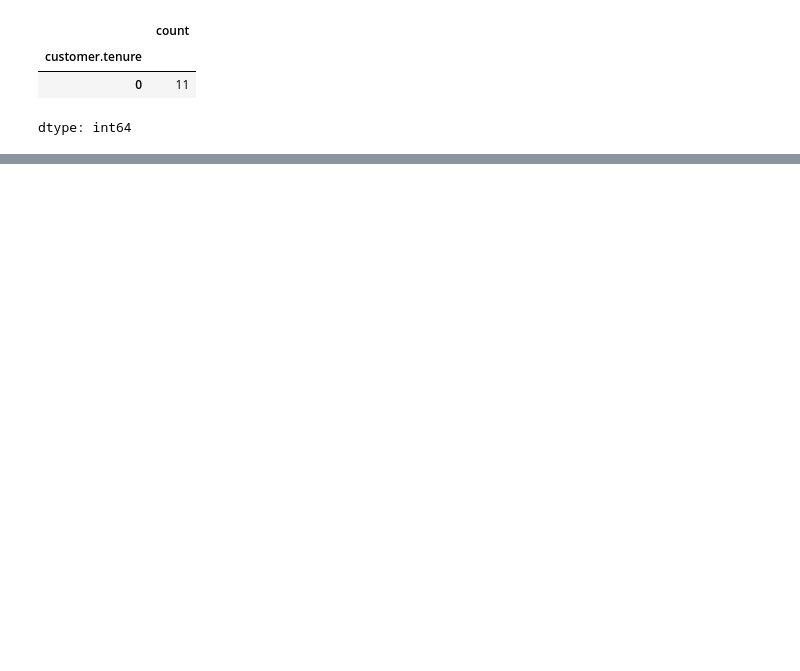
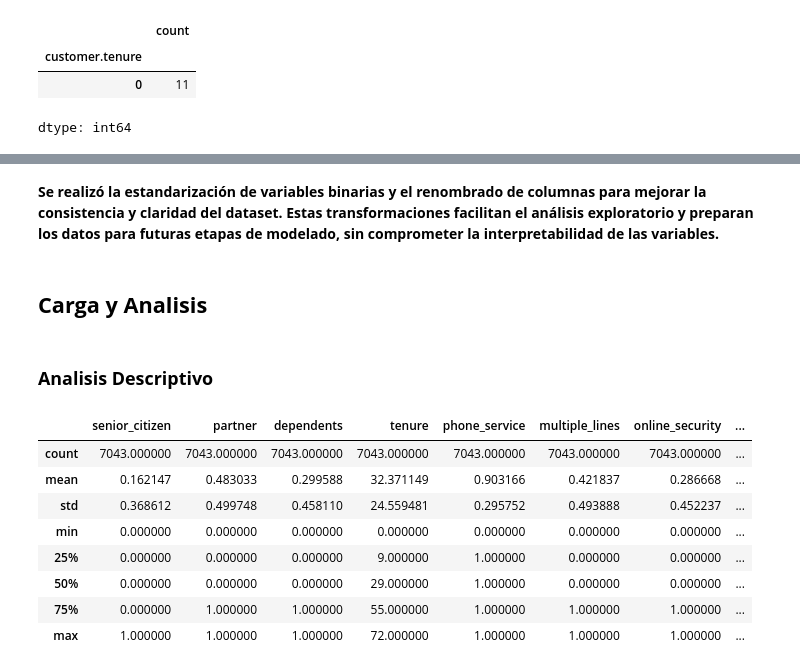
Before and after one commit to ECastro08/Challenge-TelecomX, a Jupyter notebook: challengeTelecomX.ipynb, the cells around one changed output, grey strips where cells are left out. Cells and saved outputs as stored; diff of their text form; code cells hidden in the pictures; blank space fills up the shorter version.

Commit message:
haciendo analisis descriptivo y tratamiento de datos.

```diff
--- a/challengeTelecomX.ipynb
+++ b/challengeTelecomX.ipynb
@@ -75,0 +211,2 @@ Observando que el valor de la columna customer.Tenere es igual a 0, deducimos qu
+# %%
+df_telecom['Churn'] = df_telecom['Churn'].replace('', pd.NA)
@@ -82,0 +267,2 @@ array(['No', 'Yes', ''], dtype=object)
+# %%
+df_telecom['cuentas_diarias'] = df_telecom['account.Charges.Monthly']/30
@@ -82,0 +283,13 @@ array(['No', 'Yes', ''], dtype=object)
+# %%
+# columnas con valores Yes-No
+df_telecom['customer.Partner'] = df_telecom['customer.Partner'].map({'Yes': 1, 'No': 0})
+df_telecom['customer.Dependents'] = df_telecom['customer.Dependents'].map({'Yes': 1, 'No': 0})
+df_telecom['phone.PhoneService'] = df_telecom['phone.PhoneService'].map({'Yes': 1, 'No': 0})
+df_telecom['phone.MultipleLines'] = df_telecom['phone.MultipleLines'].map({'Yes': 1, 'No': 0, 'No phone service': 0})
+df_telecom['internet.OnlineSecurity'] = df_telecom['internet.OnlineSecurity'].map({'Yes': 1, 'No': 0, 'No internet service': 0})
+df_telecom['internet.OnlineBackup'] = df_telecom['internet.OnlineBackup'].map({'Yes': 1, 'No': 0, 'No internet service': 0})
+df_telecom['internet.DeviceProtection'] = df_telecom['internet.DeviceProtection'].map({'Yes': 1, 'No': 0, 'No internet service': 0})
+df_telecom['internet.TechSupport'] = df_telecom['internet.TechSupport'].map({'Yes': 1, 'No': 0, 'No internet service': 0})
+df_telecom['internet.StreamingTV'] = df_telecom['internet.StreamingTV'].map({'Yes': 1, 'No': 0, 'No internet service': 0})
+df_telecom['internet.StreamingMovies'] = df_telecom['internet.StreamingMovies'].map({'Yes': 1, 'No': 0, 'No internet service': 0})
+df_telecom['account.PaperlessBilling'] = df_telecom['account.PaperlessBilling'].map({'Yes': 1, 'No': 0})
@@ -82,0 +298,24 @@ array(['No', 'Yes', ''], dtype=object)
+# %%
+df_telecom = df_telecom.rename(columns={
+    'customerID': 'customer_id',
+    'Churn': 'churn',
+    'customer.gender': 'gender',
+    'customer.SeniorCitizen': 'senior_citizen',
+    'customer.Partner': 'partner',
+    'customer.Dependents': 'dependents',
+    'customer.tenure': 'tenure',
+    'phone.PhoneService': 'phone_service',
+    'phone.MultipleLines': 'multiple_lines',
+    'internet.InternetService': 'internet_service',
+    'internet.OnlineSecurity': 'online_security',
+    'internet.OnlineBackup': 'online_backup',
+    'internet.DeviceProtection': 'device_protection',
+    'internet.TechSupport': 'tech_support',
+    'internet.StreamingTV': 'streaming_tv',
+    'internet.StreamingMovies': 'streaming_movies',
+    'account.Contract': 'contract',
+    'account.PaperlessBilling': 'paperless_billing',
+    'account.PaymentMethod': 'payment_method',
+    'account.Charges.Monthly': 'monthly_charges',
+    'account.Charges.Total': 'total_charges'
+})
@@ -82,0 +373,19 @@ array(['No', 'Yes', ''], dtype=object)
+# %% [markdown]
+**Se realizó la estandarización de variables binarias y el renombrado de columnas para mejorar la consistencia y claridad del dataset. Estas transformaciones facilitan el análisis exploratorio y preparan los datos para futuras etapas de modelado, sin comprometer la interpretabilidad de las variables.**
+# %% [markdown]
+## **Carga y Analisis**
+# %% [markdown]
+### **Analisis Descriptivo**
+# %%
+# Variables numericas
+df_telecom.describe()
+# %% [output]
+|  | senior_citizen | partner | dependents | tenure | phone_service | multiple_lines | online_security | ... |
+| count | 7043.000000 | 7043.000000 | 7043.000000 | 7043.000000 | 7043.000000 | 7043.000000 | 7043.000000 | ... |
+| mean | 0.162147 | 0.483033 | 0.299588 | 32.371149 | 0.903166 | 0.421837 | 0.286668 | ... |
+| std | 0.368612 | 0.499748 | 0.458110 | 24.559481 | 0.295752 | 0.493888 | 0.452237 | ... |
+| min | 0.000000 | 0.000000 | 0.000000 | 0.000000 | 0.000000 | 0.000000 | 0.000000 | ... |
+| 25% | 0.000000 | 0.000000 | 0.000000 | 9.000000 | 1.000000 | 0.000000 | 0.000000 | ... |
+| 50% | 0.000000 | 0.000000 | 0.000000 | 29.000000 | 1.000000 | 0.000000 | 0.000000 | ... |
+| 75% | 0.000000 | 1.000000 | 1.000000 | 55.000000 | 1.000000 | 1.000000 | 1.000000 | ... |
+| max | 1.000000 | 1.000000 | 1.000000 | 72.000000 | 1.000000 | 1.000000 | 1.000000 | ... |
```
Also changed, not shown: parts of 44 cells of this notebook.
